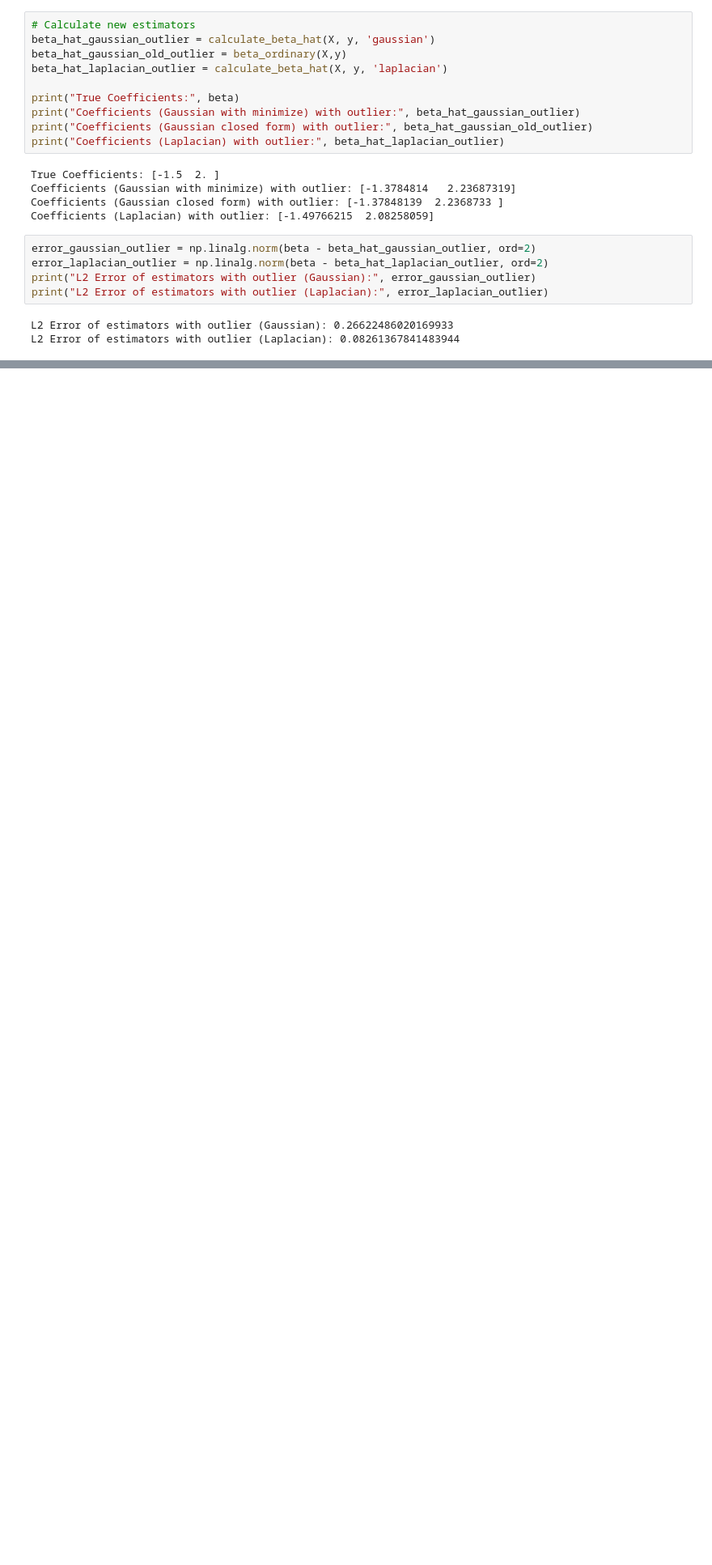
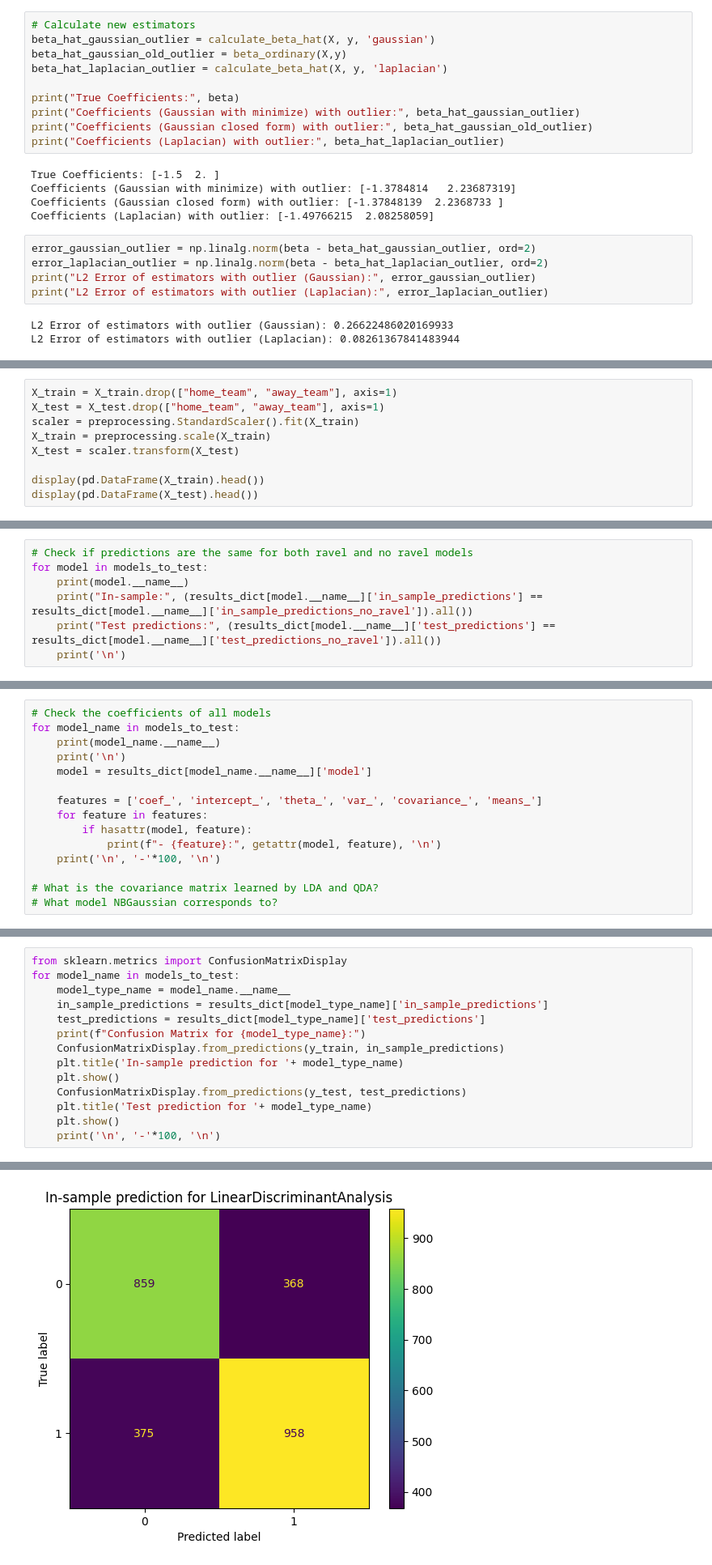
Before and after one commit to pedrobahia7/list01_ml_impa, a Jupyter notebook: list01.ipynb, the cells around one changed output, grey strips where cells are left out. Shown at 81% size. Cells and saved outputs as stored; diff of their text form; blank space fills up the shorter version.

```diff
--- a/list01.ipynb
+++ b/list01.ipynb
@@ -452,0 +499,9 @@ X_test = X_test.drop(["home_team", "away_team"], axis=1)
+# %%
+X_train = X_train.drop(["home_team", "away_team"], axis=1)
+X_test = X_test.drop(["home_team", "away_team"], axis=1)
+scaler = preprocessing.StandardScaler().fit(X_train)
+X_train = preprocessing.scale(X_train)
+X_test = scaler.transform(X_test)
+
+display(pd.DataFrame(X_train).head())
+display(pd.DataFrame(X_test).head())
@@ -452,0 +548,7 @@ X_test = X_test.drop(["home_team", "away_team"], axis=1)
+# %%
+# Check if predictions are the same for both ravel and no ravel models
+for model in models_to_test:
+    print(model.__name__)
+    print("In-sample:", (results_dict[model.__name__]['in_sample_predictions'] == results_dict[model.__name__]['in_sample_predictions_no_ravel']).all())
+    print("Test predictions:", (results_dict[model.__name__]['test_predictions'] == results_dict[model.__name__]['test_predictions_no_ravel']).all())
+    print('\n')
@@ -452,0 +573,15 @@ X_test = X_test.drop(["home_team", "away_team"], axis=1)
+# %%
+# Check the coefficients of all models
+for model_name in models_to_test:
+    print(model_name.__name__)
+    print('\n')
+    model = results_dict[model_name.__name__]['model']
+
+    features = ['coef_', 'intercept_', 'theta_', 'var_', 'covariance_', 'means_']
+    for feature in features:
+        if hasattr(model, feature):
+            print(f"- {feature}:", getattr(model, feature), '\n')
+    print('\n', '-'*100, '\n')
+
+# What is the covariance matrix learned by LDA and QDA?
+# What model NBGaussian corresponds to?
@@ -452,0 +606,15 @@ X_test = X_test.drop(["home_team", "away_team"], axis=1)
+# %%
+from sklearn.metrics import ConfusionMatrixDisplay
+for model_name in models_to_test:
+    model_type_name = model_name.__name__
+    in_sample_predictions = results_dict[model_type_name]['in_sample_predictions']
+    test_predictions = results_dict[model_type_name]['test_predictions']
+    print(f"Confusion Matrix for {model_type_name}:")
+    ConfusionMatrixDisplay.from_predictions(y_train, in_sample_predictions)
+    plt.title('In-sample prediction for '+ model_type_name)
+    plt.show()
+    ConfusionMatrixDisplay.from_predictions(y_test, test_predictions)
+    plt.title('Test prediction for '+ model_type_name)
+    plt.show()
+    print('\n', '-'*100, '\n')
+# %% [output]
@@ -452,0 +622 @@ X_test = X_test.drop(["home_team", "away_team"], axis=1)
+[figure, added]
```
Also changed, not shown: parts of 12 cells of this notebook.
